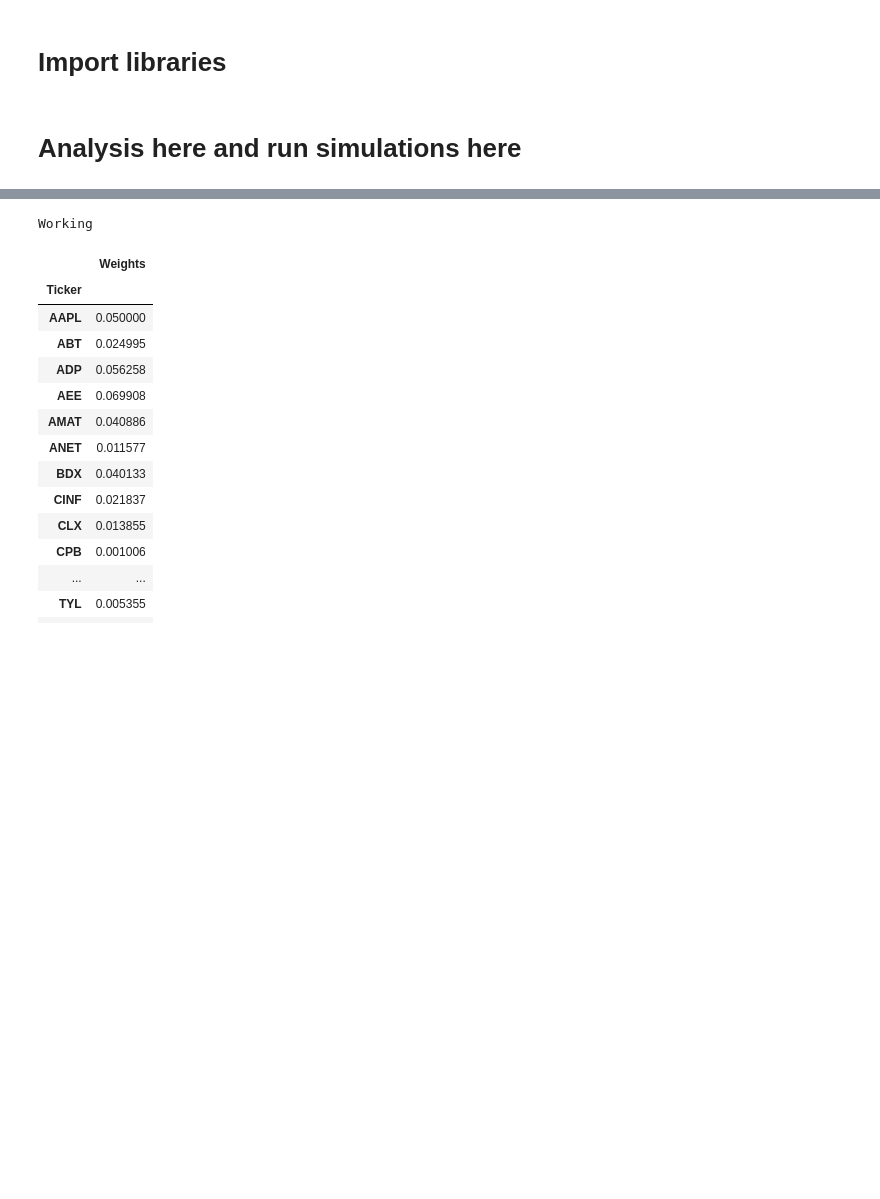
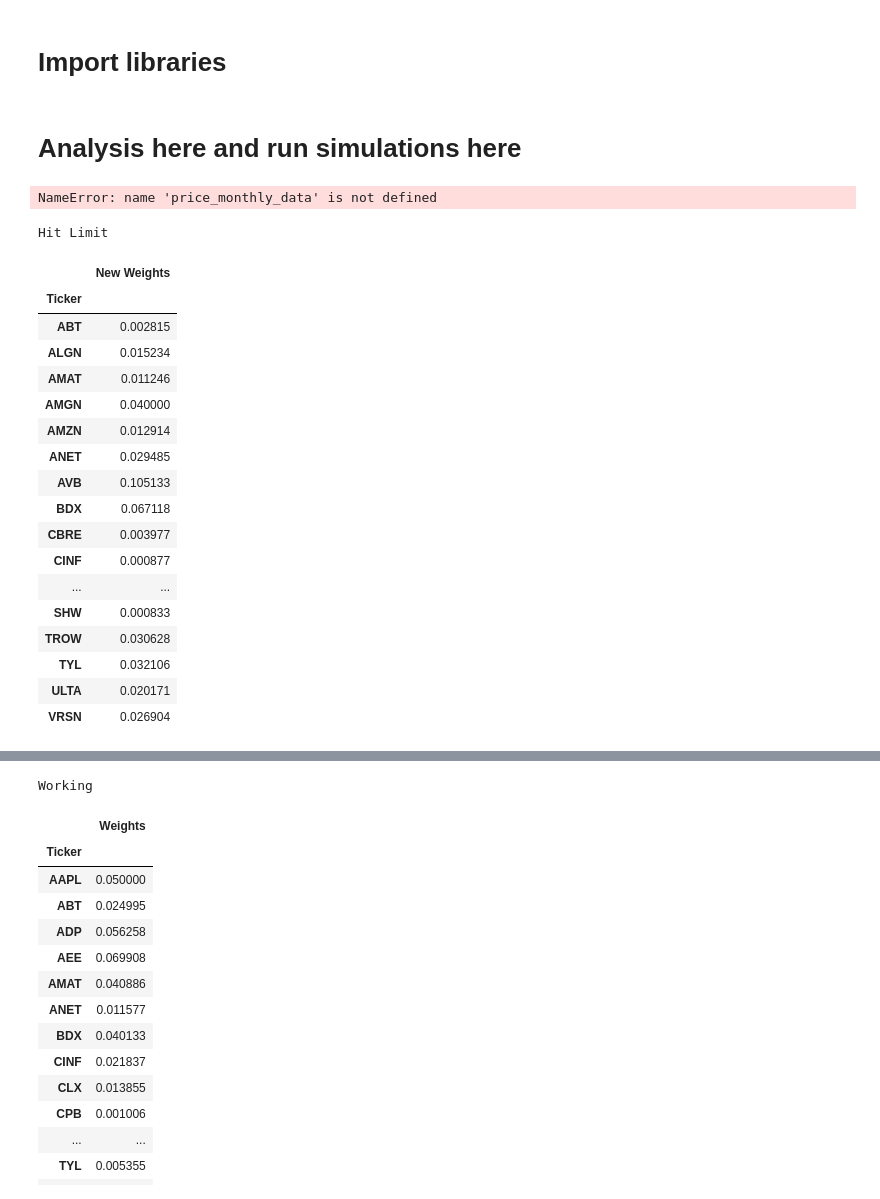
Before and after one commit to vincentbatten27/Multi-Factor_Investing, a Jupyter notebook: Multi_Factor_Fall_25/Run simulator.ipynb, the cells around one changed output, grey strips where cells are left out. Saved outputs shown, nothing was run; the diff lists cells and outputs as text; code cells hidden in the pictures; blank space fills up the shorter version.

```diff
--- a/Multi_Factor_Fall_25/Run simulator.ipynb
+++ b/Multi_Factor_Fall_25/Run simulator.ipynb
@@ -4,28 +4,53 @@
 from RunSim_utils import *
 # %% [markdown]
 # Analysis here and run simulations here
+# %%
+price_monthly_data, new_monthly_data = update_stock_data(price_monthly_data, new_monthly_data)
+# %% [output]
+NameError: name 'price_monthly_data' is not defined
 # %%
 total_value = 1000000.0
 
 constrained_holdings = pd.DataFrame([{'Ticker': 'AMGN', 'Value': 40000.0}, {'Ticker': 'PLTR', 'Value': 40000.0}])
 # Shape: (2, 2)
 
 target_mkt = 1.0
 target_smb = 0.0
 target_hml = 0.0
 start = pd.to_datetime('2022-01-01')
 end = pd.to_datetime('2024-12-31')
 
 opt_portf_weights = front_end_plug(
         target_mkt,
         target_smb,
         target_hml,
         start,
         end,
         total_value,
         50,  # max_positions
         constrained_holdings
     )
+opt_portf_weights
+# %% [output]
+Hit Limit
+|  | New Weights |
+| Ticker |  |
+| ABT | 0.002815 |
+| ALGN | 0.015234 |
+| AMAT | 0.011246 |
+| AMGN | 0.040000 |
+| AMZN | 0.012914 |
+| ANET | 0.029485 |
+| AVB | 0.105133 |
+| BDX | 0.067118 |
+| CBRE | 0.003977 |
+| CINF | 0.000877 |
+| ... | ... |
+| SHW | 0.000833 |
+| TROW | 0.030628 |
+| TYL | 0.032106 |
+| ULTA | 0.020171 |
+| VRSN | 0.026904 |
 # %%
 pd.options.display.float_format = '{:,.6f}'.format
 opt_portf_weights
```
Also changed, not shown: parts of 1 cell of this notebook, 7 other files.
